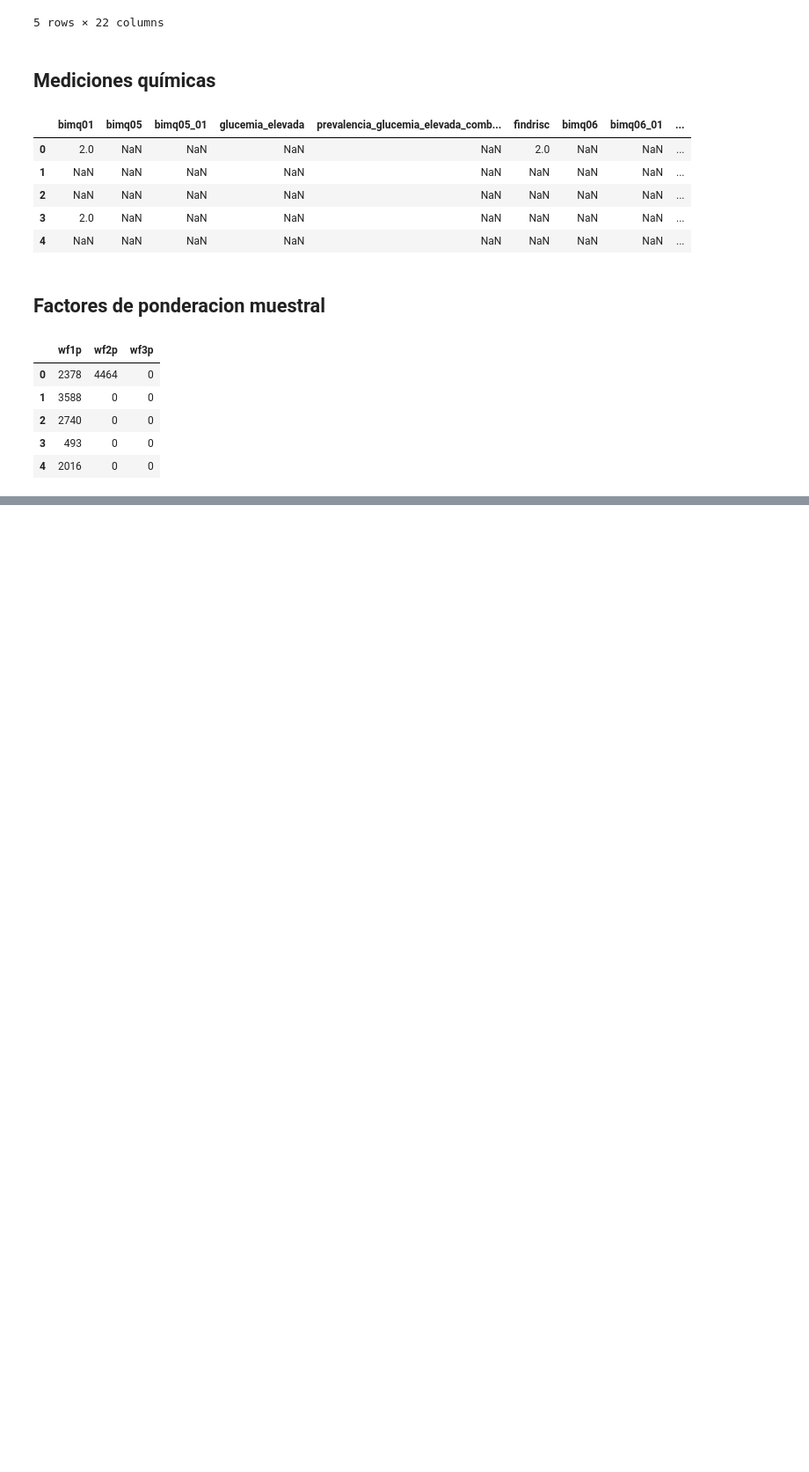
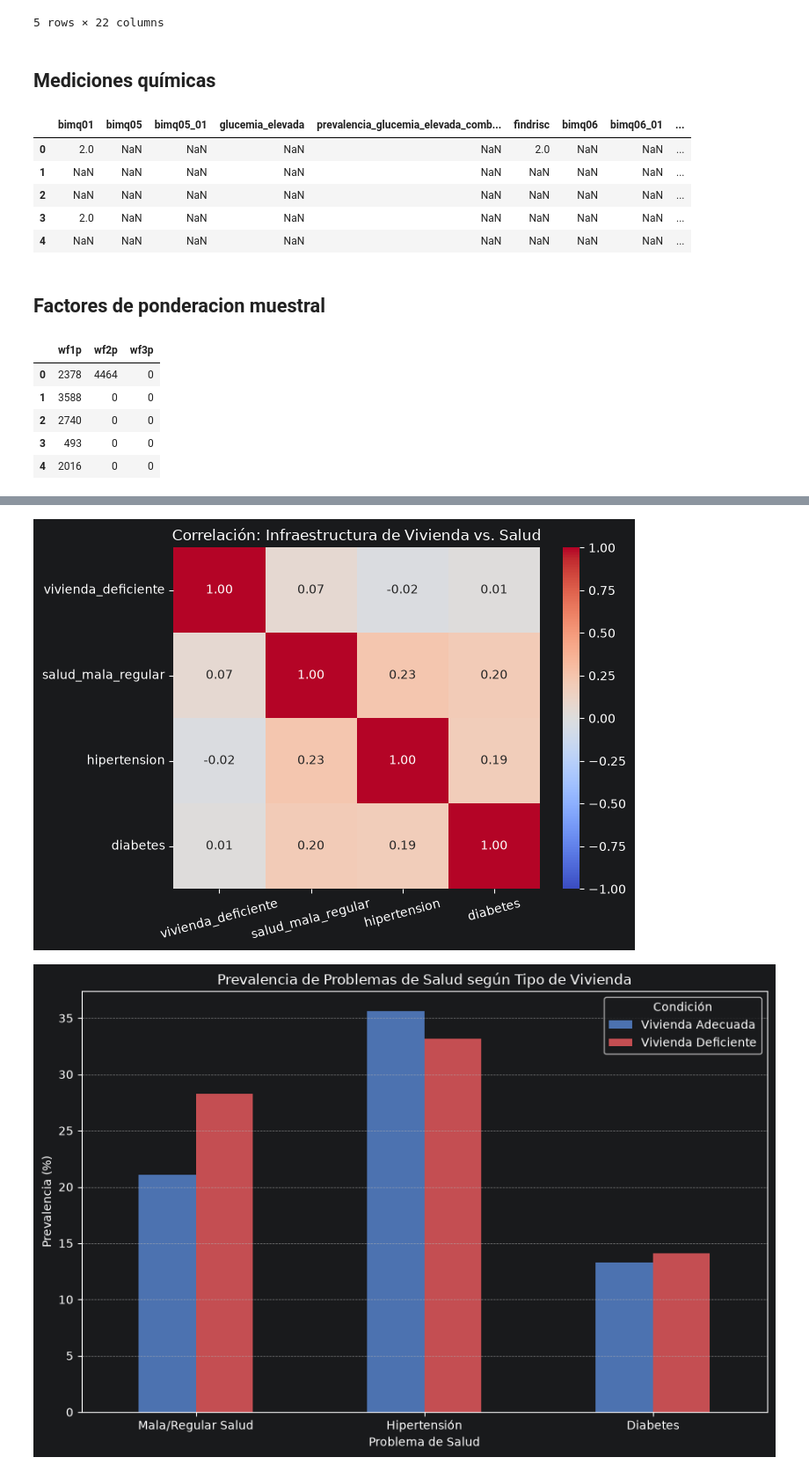
Before and after one commit to fausmurgades/Fundamentos-De-La-Ciencia-De-Datos-TP-Especial, a Jupyter notebook: mate.ipynb, the cells around one changed output, grey strips where cells are left out. Shown at 88% size. Drawn from its saved outputs; the diff is of its cells as text; code cells hidden in the pictures; blank space fills up the shorter version.

```diff
--- a/mate.ipynb
+++ b/mate.ipynb
@@ -516,0 +730,64 @@ raw_data_factores_ponderacion.head(5)
+# %%
+import pandas as pd
+import numpy as np
+import matplotlib.pyplot as plt
+import seaborn as sns
+
+# 1. Cargar la base de datos
+raw_data = pd.read_csv('ENFR 2018 - Base usuario.txt', sep='|')
+
+# 2. Definir el sub-dataset de Vivienda y crear indicador de precariedad
+cols_vivienda = ["id", "bhcv03", "bhcv04", "bhcv05"]
+df_vivienda = raw_data[cols_vivienda].copy()
+
+# Condiciones de precariedad (1 = Precario, 0 = Adecuado)
+df_vivienda['piso_precario'] = np.where(df_vivienda['bhcv03'] == 3, 1, 0)
+df_vivienda['techo_precario'] = np.where(df_vivienda['bhcv04'].isin([6, 7]), 1, 0)
+df_vivienda['sin_cielorraso'] = np.where(df_vivienda['bhcv05'] == 2, 1, 0)
+
+# Vivienda globalmente deficiente (si cumple al menos una condición)
+df_vivienda['vivienda_deficiente'] = np.where(
+    (df_vivienda['piso_precario'] == 1) |
+    (df_vivienda['techo_precario'] == 1) |
+    (df_vivienda['sin_cielorraso'] == 1), 1, 0
+)
+
+# 3. Definir el sub-dataset de Salud y crear indicadores binarios
+cols_salud = ["id", "bisg01", "prevalencia_hipertension", "prevalencia_diabetes"]
+df_salud = raw_data[cols_salud].copy()
+
+df_salud['salud_mala_regular'] = np.where(df_salud['bisg01'].isin([4, 5]), 1, 0)
+df_salud['hipertension'] = np.where(df_salud['prevalencia_hipertension'] == 1, 1, 0)
+df_salud['diabetes'] = np.where(df_salud['prevalencia_diabetes'] == 1, 1, 0)
+
+# 4. Unir (Merge) ambos datasets mediante la clave 'id'
+df_analisis = df_vivienda[['id', 'vivienda_deficiente']].merge(
+    df_salud[['id', 'salud_mala_regular', 'hipertension', 'diabetes']],
+    on='id'
+).drop(columns=['id']).dropna()
+
+# 5. Gráfico 1: Matriz de Correlación
+plt.figure(figsize=(7, 5))
+sns.heatmap(df_analisis.corr(), annot=True, cmap='coolwarm', fmt=".2f", vmin=-1, vmax=1)
+plt.title('Correlación: Infraestructura de Vivienda vs. Salud')
+plt.xticks(rotation=15)
+plt.tight_layout()
+plt.show()
+
+# 6. Gráfico 2: Comparación de problemas de salud según calidad de la vivienda
+df_grouped = df_analisis.groupby('vivienda_deficiente').mean() * 100
+df_grouped = df_grouped.T # Transponer para graficar mejor
+
+plt.figure(figsize=(9, 6))
+df_grouped.plot(kind='bar', color=['#4C72B0', '#C44E52'], ax=plt.gca())
+plt.title('Prevalencia de Problemas de Salud según Tipo de Vivienda')
+plt.xlabel('Problema de Salud')
+plt.ylabel('Prevalencia (%)')
+plt.xticks(ticks=[0, 1, 2], labels=['Mala/Regular Salud', 'Hipertensión', 'Diabetes'], rotation=0)
+plt.legend(['Vivienda Adecuada', 'Vivienda Deficiente'], title='Condición')
+plt.grid(axis='y', linestyle='--', alpha=0.7)
+plt.tight_layout()
+plt.show()
+# %% [output]
+[figure, added]
+[figure, added]
```
Also changed, not shown: parts of 11 cells of this notebook, 1 other file.
